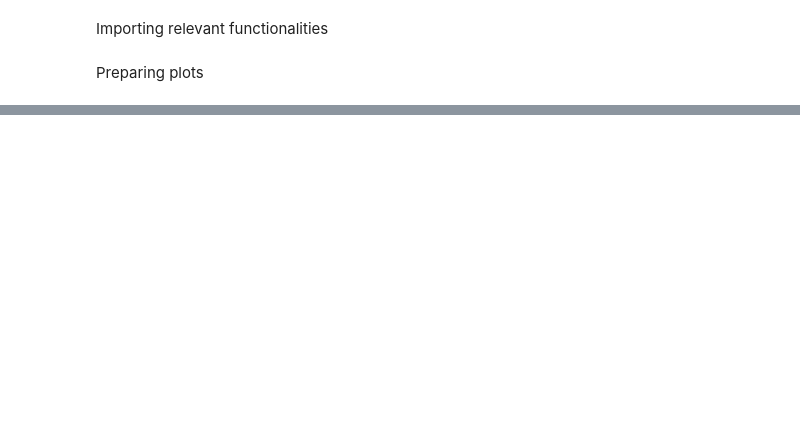
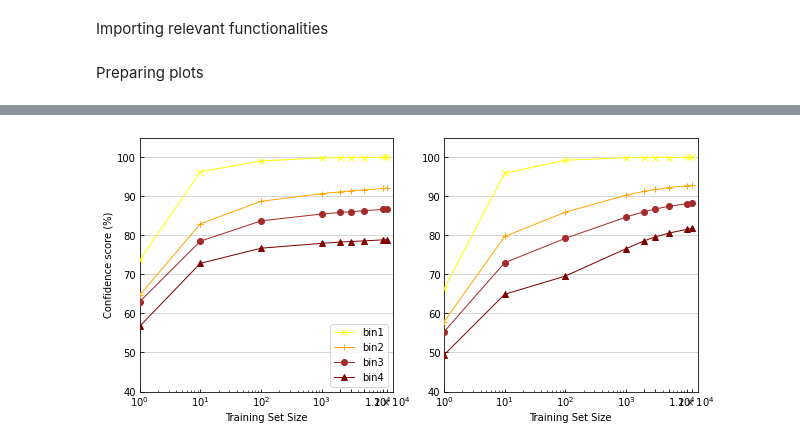
Before and after one commit to moldis-group/bigQM7w, a Jupyter notebook: notebooks/5methods_new.ipynb, the cells around one changed output, grey strips where cells are left out. Cells and saved outputs as stored; diff of their text form; code cells hidden in the pictures; blank space fills up the shorter version.

```diff
--- a/notebooks/5methods_new.ipynb
+++ b/notebooks/5methods_new.ipynb
@@ -197,0 +202,37 @@ plt.show()
+# %%
+SLATM_method = {}
+FCHL_method = {}
+SLATM_method = pd.read_csv('../csv_files/ML_results/ML_results_confscore_SLATM.csv',header=0)
+FCHL_method = pd.read_csv('../csv_files/ML_results/ML_results_confscore_FCHL.csv',header=0)
+fig, ax = plt.subplots(nrows=1, ncols=2, figsize=(10, 5))
+x1 = SLATM_method.training_set[:]
+ax[0].set_box_aspect(1)
+ax[1].set_box_aspect(1)
+ax[0].set_xscale('log')
+ax[0].set_xticks(x1,minor=False)
+ax[0].set_xlabel('Training Set Size')
+ax[0].set_ylabel('Confidence score (%)')
+ax[0].tick_params(direction="in",which='both')
+ax[0].set_xlim([1,15000])
+ax[0].set_ylim([40,105])
+
+ax[1].set_xscale('log')
+ax[1].set_xticks(x1,minor=False)
+ax[1].set_xlabel('Training Set Size')
+ax[1].tick_params(direction="in",which='both')
+ax[1].set_xlim([1,15000])
+ax[1].set_ylim([40,105])
+ax[0].grid(True, which='both',linewidth=0.5, linestyle='-', axis = 'y',zorder=0)
+ax[1].grid(True, which='both',linewidth=0.5, linestyle='-', axis = 'y',zorder=0)
+ax[0].plot(SLATM_method.training_set[:],SLATM_method.bin1[:],label='bin1',color='yellow',zorder=3,linewidth=1.0,linestyle='-',marker='x')
+ax[0].plot(SLATM_method.training_set[:],SLATM_method.bin2[:],label='bin2',color='orange',zorder=3,linewidth=1.0,linestyle='-',marker='+')
+ax[0].plot(SLATM_method.training_set[:],SLATM_method.bin3[:],label='bin3',color='brown',zorder=3,linewidth=1.0,linestyle='-',marker='o')
+ax[0].plot(SLATM_method.training_set[:],SLATM_method.bin4[:],label='bin4',color='maroon',zorder=3,linewidth=1.0,linestyle='-',marker='^')
+ax[0].legend(frameon=True, loc='lower right',ncol=1)
+ax[1].plot(FCHL_method.training_set[:],FCHL_method.bin1[:],label='bin1',color='yellow',zorder=3,linewidth=1.0,linestyle='-',marker='x')
+ax[1].plot(FCHL_method.training_set[:],FCHL_method.bin2[:],label='bin2',color='orange',zorder=3,linewidth=1.0,linestyle='-',marker='+')
+ax[1].plot(FCHL_method.training_set[:],FCHL_method.bin3[:],label='bin3',color='brown',zorder=3,linewidth=1.0,linestyle='-',marker='o')
+ax[1].plot(FCHL_method.training_set[:],FCHL_method.bin4[:],label='bin4',color='maroon',zorder=3,linewidth=1.0,linestyle='-',marker='^')
+plt.savefig("SLATM_FCHL.pdf",bbox_inches='tight')
+# %% [output]
+[figure, added]
```
Also changed, not shown: parts of 2 cells of this notebook, 5 other files.
